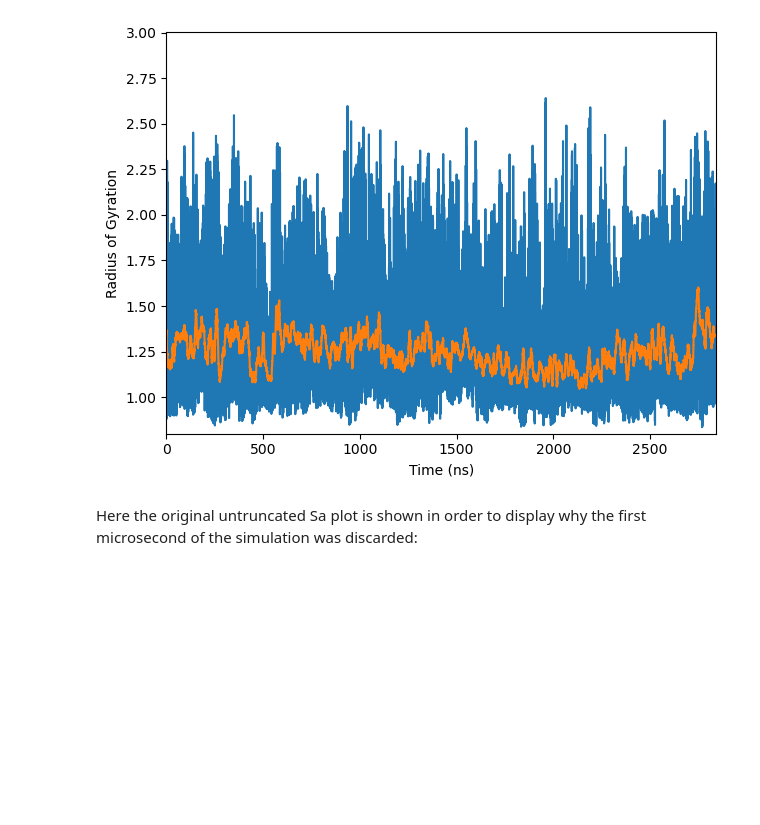
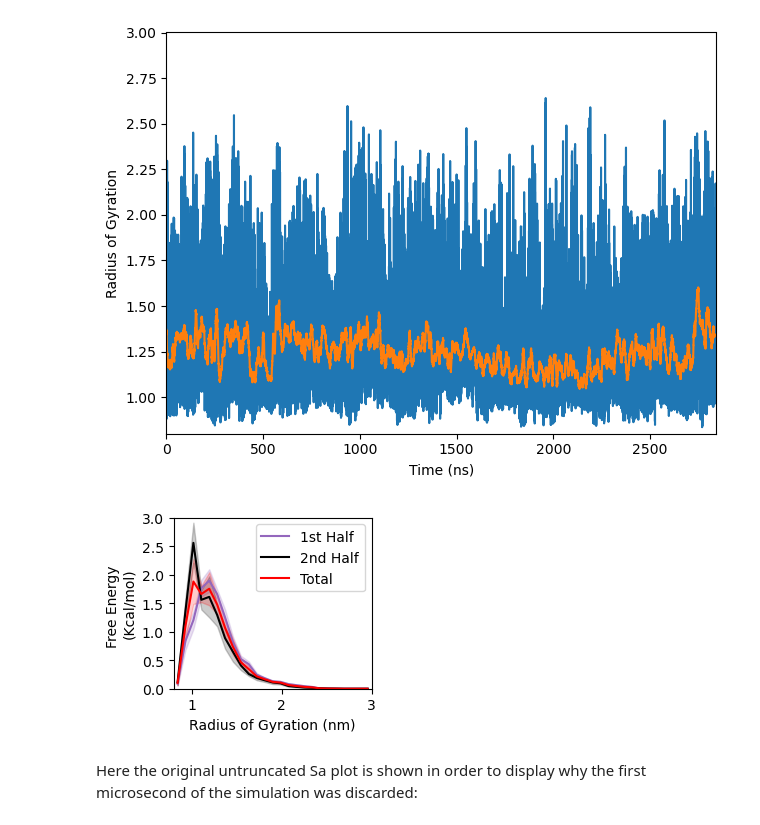
Before and after one commit to michellegarcia2000/hIAPP_monomer_simulations, a Jupyter notebook: s20g_hiapp_apo/s20g_hiapp_apo_analysis.ipynb, the cells around one changed output. Drawn from its saved outputs; the diff is of its cells as text; code cells hidden in the pictures; blank space fills up the shorter version.

```diff
--- a/s20g_hiapp_apo/s20g_hiapp_apo_analysis.ipynb
+++ b/s20g_hiapp_apo/s20g_hiapp_apo_analysis.ipynb
@@ -292,6 +292,35 @@ CA Radius of Gyration: 1.247 +_ 0.014
 1st Half CA Radius of Gyration: 1.283 +_ 0.009
 2nd Half CA Radius of Gyration: 1.212 +_ 0.012
 [figure]
+# %%
+Rg_unbound_h1, edges_h1, u_err_h1 = histo_blockerror(rg_CA[0:half], 0.8, 3.0, 25, 5)
+Rg_unbound_h2, edges_h2, u_err_h2 = histo_blockerror(rg_CA[half:-1], 0.8, 3.0, 25, 5)
+Rg_unbound, edges, u_err = histo_blockerror(rg_CA, 0.8, 3.0, 25, 5)
+
+plt.figure(figsize=(3.0, 2.5))
+plt.plot(edges_h1, Rg_unbound_h1, c='tab:purple', label='1st Half')
+plt.fill_between(edges_h1, Rg_unbound_h1-u_err_h1, Rg_unbound_h1 +
+                 u_err_h1, color='tab:purple', alpha=0.2)
+
+plt.plot(edges_h2, Rg_unbound_h2, c='black', label='2nd Half')
+plt.fill_between(edges_h2, Rg_unbound_h2-u_err_h2, Rg_unbound_h2 +
+                 u_err_h2, color='black', alpha=0.2)
+
+plt.plot(edges, Rg_unbound, c='red', label='Total')
+plt.fill_between(edges, Rg_unbound-u_err, Rg_unbound +
+                 u_err, color='red', alpha=0.2)
+
+plt.xlim(0.8, 3.0)
+plt.ylim(0,3.0)
+plt.xlabel('Radius of Gyration (nm)')
+plt.ylabel('Free Energy \n(Kcal/mol)')
+plt.tight_layout()
+plt.legend(loc='upper right')
+plt.tight_layout()
+# plt.savefig(outdir+'Rg_CA_convergence.pdf', dpi=300)
+plt.show()
+# %% [output]
+[figure, added]
 # %% [markdown]
 Here the original untruncated Sa plot is shown in order to display why the first microsecond of the simulation was discarded:
 # %%
```
Also changed, not shown: 4 other files.
